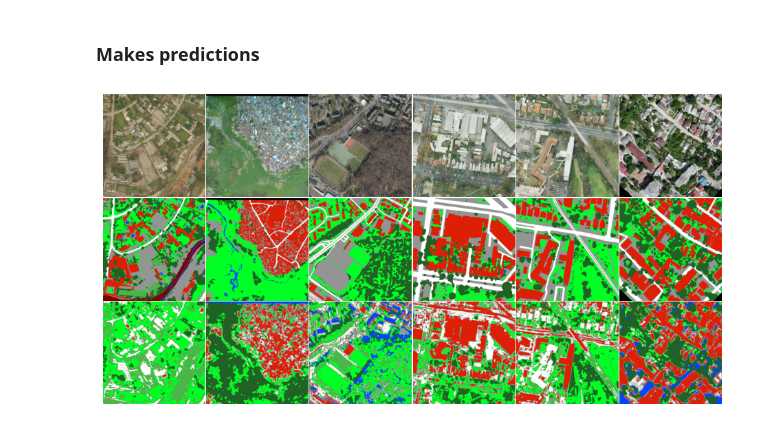
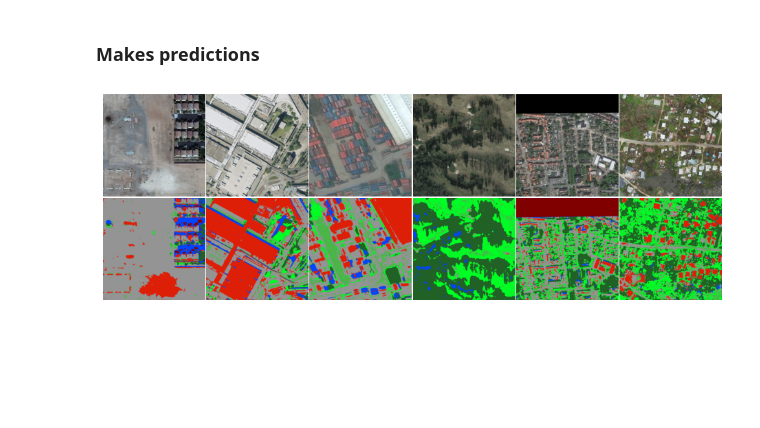
Before and after one commit to bao18/open_earth_map, a Jupyter notebook: Demo.ipynb, the cells around one changed output. Cells and saved outputs as stored; diff of their text form; code cells hidden in the pictures; blank space fills up the shorter version.

```diff
--- a/Demo.ipynb
+++ b/Demo.ipynb
@@ -241,7 +220,7 @@ Testing samples : 313
 # %% [markdown]
 ### Defines test dataloader
 # %%
-test_data = oem.dataset.OpenEarthMapDataset(test_fns, n_classes=N_CLASSES, augm=None)
+test_data = oem.dataset.OpenEarthMapDataset(test_fns, n_classes=N_CLASSES, augm=None, testing=True)
 # %% [markdown]
 ### Loads trained network
 # %%
@@ -254,27 +233,24 @@ Loaded model:model.pth (Epoch=9, Score=0.157)
 # %%
 NPLOT = 6
 idxs = np.argsort(np.random.rand(len(test_fns)))[:NPLOT]
 
-fig, axs = plt.subplots(3, NPLOT, figsize=(NPLOT*1.5, 3*1.5))
+fig, axs = plt.subplots(2, NPLOT, figsize=(NPLOT*1.5, 2*1.5))
 fig.subplots_adjust(top=1, bottom=0, left=0, right=1, hspace=0.01, wspace=0.01)
 
 network.eval().to(DEVICE)
 for i, idx in enumerate(idxs):
-    img, msk, fn = test_data[idx]
+    img, *_ = test_data[idx]
 
     with torch.no_grad():
         prd = network(img.unsqueeze(0).to(DEVICE)).squeeze(0).cpu()
 
     img = np.moveaxis(img.numpy(), 0, -1)
-    msk = oem.utils.make_rgb(np.argmax(msk.numpy(), axis=0))
     prd = oem.utils.make_rgb(np.argmax(prd.numpy(), axis=0))
 
     axs[0, i].imshow(img)
     axs[0, i].axis("off")
-    axs[1, i].imshow(msk)
+    axs[1, i].imshow(prd)
     axs[1, i].axis("off")
-    axs[2, i].imshow(prd)
-    axs[2, i].axis("off")
 plt.show()
 # %% [output]
-[figure, old version]
+[figure, new version]
```
Also changed, not shown: parts of 3 cells of this notebook, 3 other files.
